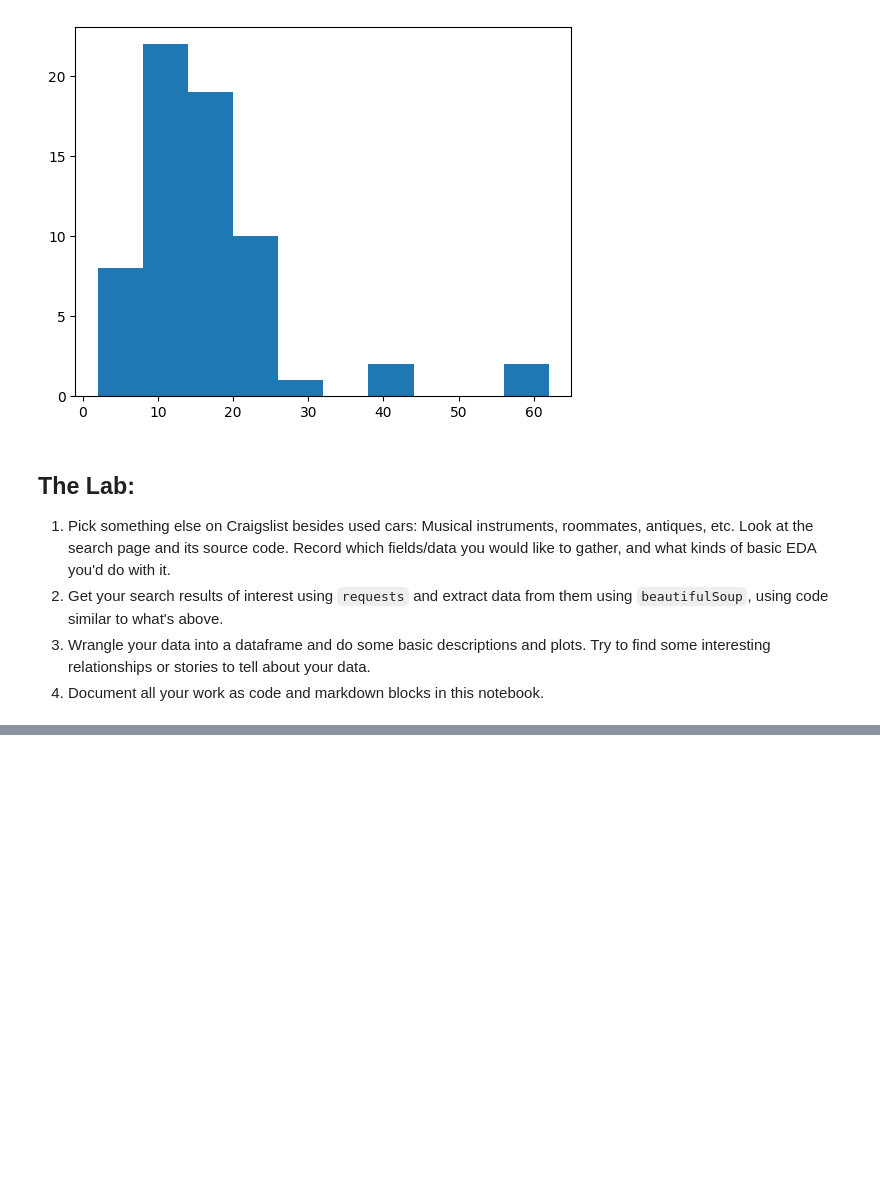
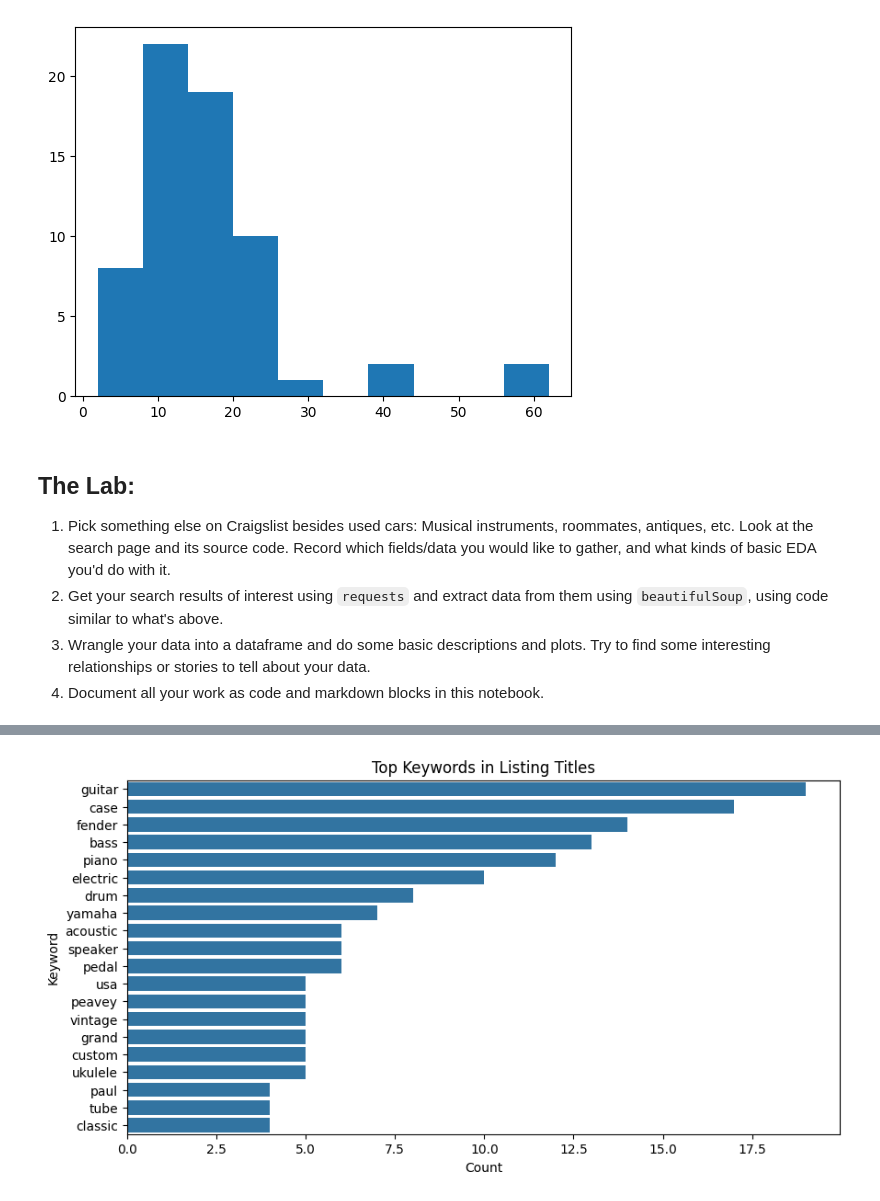
Before and after one commit to calebkim7/lab_scraping, a Jupyter notebook: lab_notebook.ipynb, the cells around one changed output, grey strips where cells are left out. Drawn from its saved outputs; the diff is of its cells as text; code cells hidden in the pictures; blank space fills up the shorter version.

Commit message:
plots

```diff
--- a/lab_notebook.ipynb
+++ b/lab_notebook.ipynb
@@ -255,0 +215,80 @@ Name: count, dtype: int64
+# %%
+import matplotlib.pyplot as plt
+import seaborn as sns
+from collections import Counter
+import re
+
+# --- 1. Summary stats ---
+print("Summary stats for price:")
+print(df['price'].describe())
+
+# --- 2. Top keywords in titles ---
+def tokenize(text):
+    if not isinstance(text, str):
+        return []
+    return re.findall(r"[a-zA-Z0-9]+", text.lower())
+
+stopwords = {"the","and","for","amp","with","from","this","that","set","new","old","used","good","great"}
+all_tokens = [t for title in df['title'] for t in tokenize(title) if t not in stopwords and len(t) > 2]
+
+word_freq = Counter(all_tokens).most_common(20)
+keywords_df = pd.DataFrame(word_freq, columns=["keyword","count"])
+
+plt.figure(figsize=(10,5))
+sns.barplot(x="count", y="keyword", data=keywords_df)
+plt.title("Top Keywords in Listing Titles")
+plt.xlabel("Count")
+plt.ylabel("Keyword")
+plt.show()
+
+# --- 3. Price by instrument (boxplot) ---
+instrument_keywords = ["guitar","drum","amp","piano","keyboard","violin","bass","trumpet","sax","clarinet"]
+instrument_rows = []
+
+df["instrument"] = "other"
+for kw in instrument_keywords:
+    mask = df['title'].str.contains(kw, case=False, na=False)
+    df.loc[mask, "instrument"] = kw
+
+plt.figure(figsize=(10,6))
+sns.boxplot(x="instrument", y="price", data=df[df["instrument"]!="other"])
+plt.title("Price Distribution by Instrument (Boxplot)")
+plt.xlabel("Instrument")
+plt.ylabel("Price ($)")
+plt.xticks(rotation=45)
+plt.show()
+
+# --- 4. Price by location (barplot of median prices for top 10 locations) ---
+if "location" in df.columns and df["location"].notna().any():
+    top_locs = df["location"].value_counts().head(10).index
+    loc_stats = df[df["location"].isin(top_locs)].groupby("location")["price"].median().sort_values(ascending=False)
+
+    plt.figure(figsize=(10,6))
+    sns.barplot(x=loc_stats.values, y=loc_stats.index)
+    plt.title("Median Price by Top 10 Locations")
+    plt.xlabel("Median Price ($)")
+    plt.ylabel("Location")
+    plt.show()
+
+# --- 5. Top brands ---
+brands = [
+    "fender","gibson","yamaha","roland","korg","martin","taylor","peavey",
+    "ibanez","epiphone","boss","akai","akai","shure","electro","vox","kawai"
+]
+brand_counts = Counter()
+
+for title in df["title"]:
+    tokens = tokenize(title)
+    for b in brands:
+        if b in tokens:
+            brand_counts[b] += 1
+
+brand_df = pd.DataFrame(brand_counts.most_common(10), columns=["brand","count"])
+
+plt.figure(figsize=(10,5))
+sns.barplot(x="count", y="brand", data=brand_df)
+plt.title("Top Brands in Listing Titles")
+plt.xlabel("Count")
+plt.ylabel("Brand")
+plt.show()
+# %% [output]
@@ -255,0 +305 @@ Name: count, dtype: int64
+[figure, added]
```
Also changed, not shown: parts of 2 cells of this notebook.
